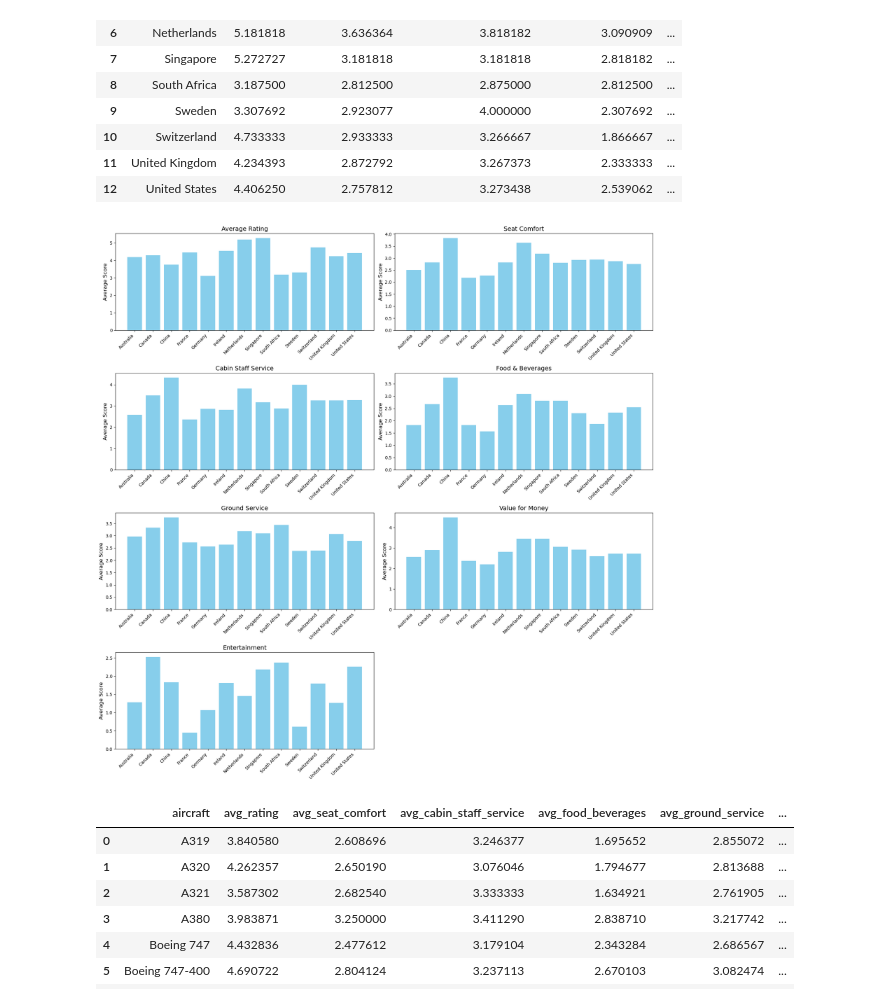
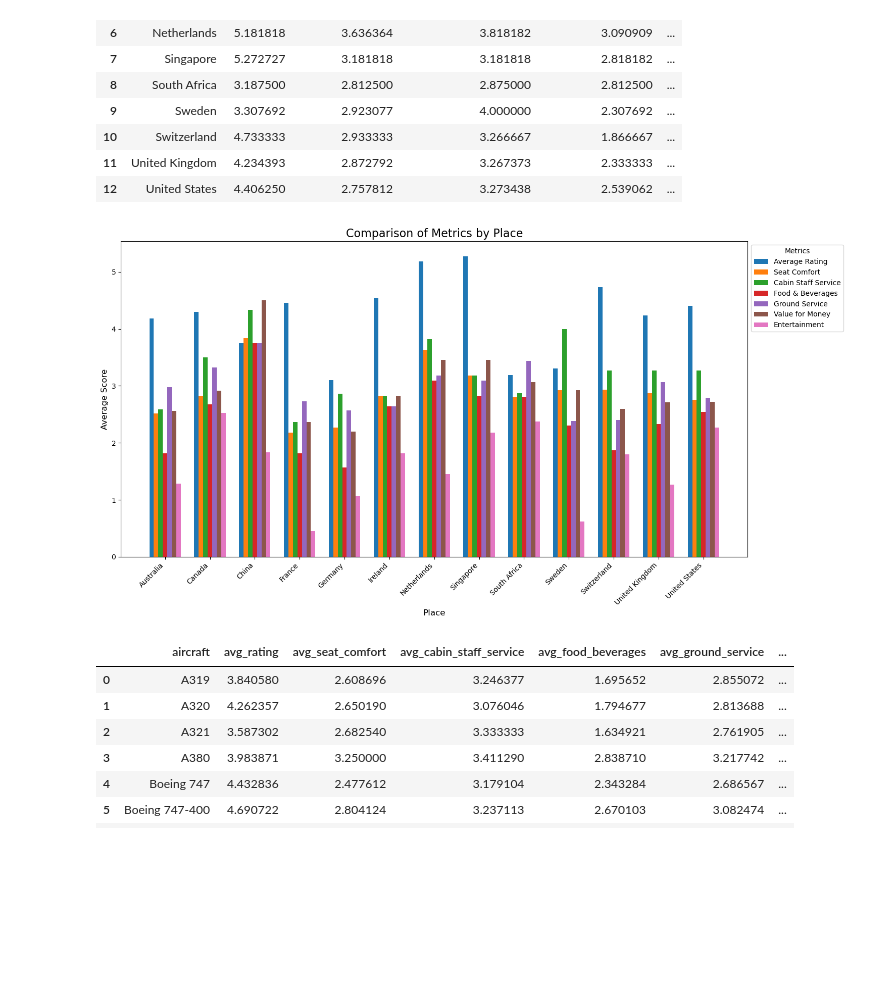
Before and after one commit to MuiruKamau/British-Airline-Reviews-Analysis, a Jupyter notebook: ba.ipynb, the cells around one changed output. Cells and saved outputs as stored; diff of their text form; code cells hidden in the pictures; blank space fills up the shorter version.

```diff
--- a/ba.ipynb
+++ b/ba.ipynb
@@ -121,0 +152,3 @@ countries.loc[countries["Country"] == 'Sark', 'Code'] = 'SRK'
+# %%
+most_frequent_type = ba_reviews['traveller_type'].mode()[0]
+ba_reviews['traveller_type'].fillna(most_frequent_type, inplace=True)
@@ -453,30 +578,41 @@ influence_analysis
 | 12 | United States | 4.406250 | 2.757812 | 3.273438 | 2.539062 | ... |
 # %%
 import matplotlib.pyplot as plt
+import numpy as np
 
-# Set up the figure for multiple bar charts
+# Metrics and titles for labels
 metrics = [
     'avg_rating', 'avg_seat_comfort', 'avg_cabin_staff_service',
     'avg_food_beverages', 'avg_ground_service', 'avg_value_for_money', 'avg_entertainment'
 ]
 titles = [
     'Average Rating', 'Seat Comfort', 'Cabin Staff Service',
     'Food & Beverages', 'Ground Service', 'Value for Money', 'Entertainment'
 ]
 
-# Create subplots for each metric
-plt.figure(figsize=(18, 18))
-for i, (metric, title) in enumerate(zip(metrics, titles)):
-    plt.subplot(4, 2, i + 1)
-    plt.bar(influence_analysis['place_cleaned'], influence_analysis[metric], color='skyblue')
-    plt.title(title, fontsize=14)
-    plt.xticks(rotation=45, ha='right', fontsize=10)
-    plt.ylabel('Average Score', fontsize=12)
-    plt.tight_layout()
+# Prepare data for grouped bar chart
+places = influence_analysis['place_cleaned']
+x = np.arange(len(places))  # X-axis positions
+width = 0.1  # Width of each bar
+
+# Set up the figure
+plt.figure(figsize=(15, 8))
+
+# Plot each metric as a grouped bar
+for i, metric in enumerate(metrics):
+    plt.bar(x + i * width, influence_analysis[metric], width, label=titles[i])
+
+# Add labels, title, and legend
+plt.xticks(x + width * (len(metrics) - 1) / 2, places, rotation=45, ha='right', fontsize=10)
+plt.title('Comparison of Metrics by Place', fontsize=16)
+plt.xlabel('Place', fontsize=12)
+plt.ylabel('Average Score', fontsize=12)
+plt.legend(title='Metrics', fontsize=10, loc='upper left', bbox_to_anchor=(1, 1))
+plt.tight_layout()
 
 plt.show()
 # %% [output]
-[figure, old version]
+[figure, new version]
 # %%
 # Filter data for the top 10 most used aircraft
 top_10_aircraft = aircraft_count.head(10)['Aircraft']
```
Also changed, not shown: parts of 17 cells of this notebook.
